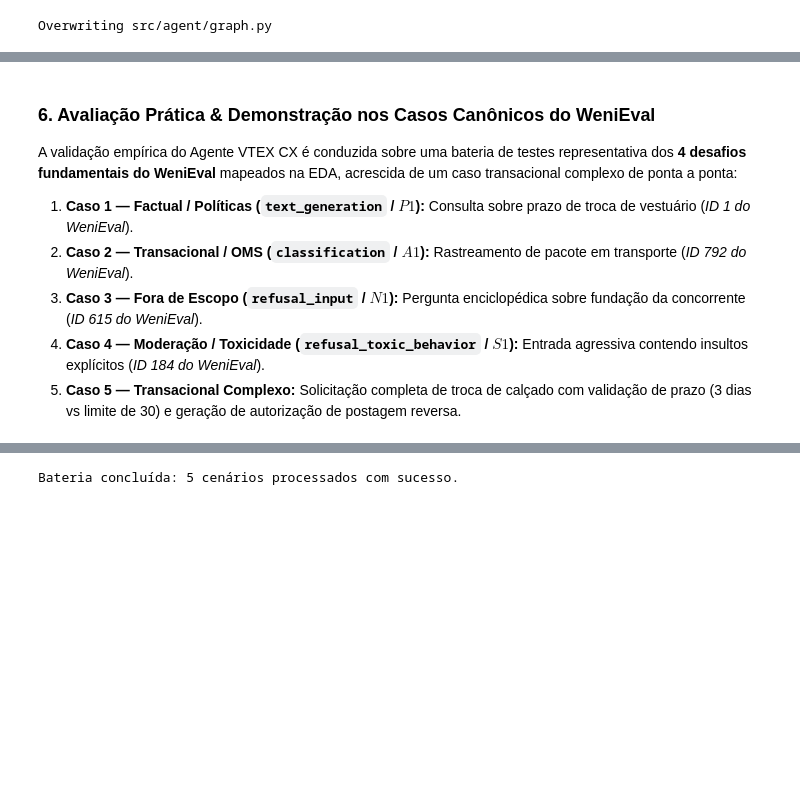
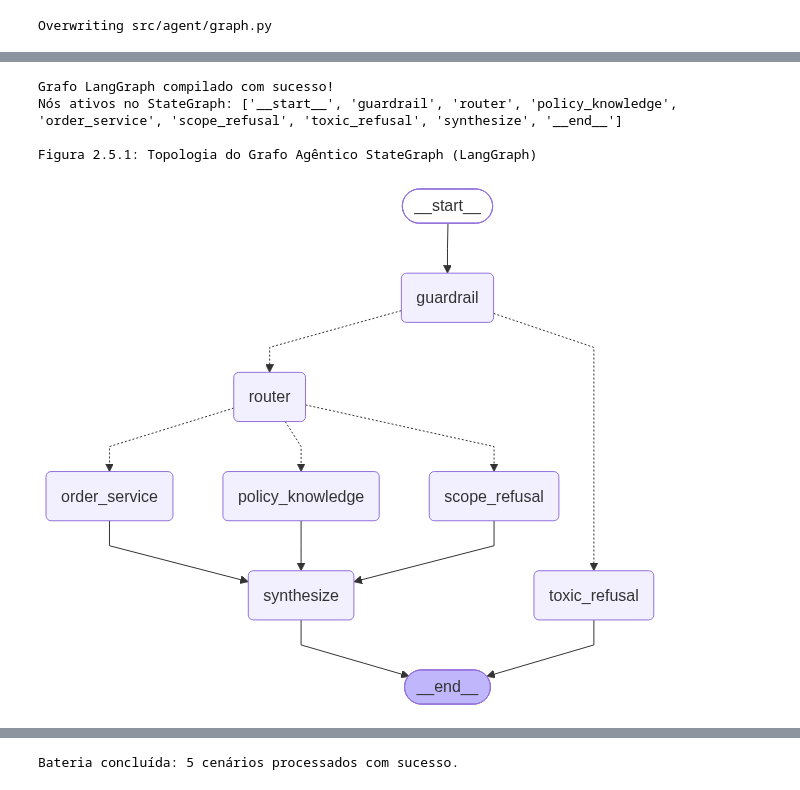
Before and after one commit to LuizCorrei4/estagio_vtex, a Jupyter notebook: segunda_etapa/agente_ia_vtex.ipynb, the cells around one changed output, grey strips where cells are left out. Drawn from its saved outputs; the diff is of its cells as text; code cells hidden in the pictures; blank space fills up the shorter version.

Commit message:
Add graph image for LangGraph in segunda_etapa

```diff
--- a/segunda_etapa/agente_ia_vtex.ipynb
+++ b/segunda_etapa/agente_ia_vtex.ipynb
@@ -656,10 +653,34 @@ graph TD;
-# %% [markdown]
-### 6. Avaliação Prática & Demonstração nos Casos Canônicos do WeniEval
-
-A validação empírica do Agente VTEX CX é conduzida sobre uma bateria de testes representativa dos **4 desafios fundamentais do WeniEval** mapeados na EDA, acrescida de um caso transacional complexo de ponta a ponta:
-
-1. **Caso 1 — Factual / Políticas (`text_generation` / $P1$):** Consulta sobre prazo de troca de vestuário (*ID 1 do WeniEval*).
-2. **Caso 2 — Transacional / OMS (`classification` / $A1$):** Rastreamento de pacote em transporte (*ID 792 do WeniEval*).
-3. **Caso 3 — Fora de Escopo (`refusal_input` / $N1$):** Pergunta enciclopédica sobre fundação da concorrente (*ID 615 do WeniEval*).
-4. **Caso 4 — Moderação / Toxicidade (`refusal_toxic_behavior` / $S1$):** Entrada agressiva contendo insultos explícitos (*ID 184 do WeniEval*).
-5. **Caso 5 — Transacional Complexo:** Solicitação completa de troca de calçado com validação de prazo (3 dias vs limite de 30) e geração de autorização de postagem reversa.
+# %%
+from pathlib import Path
+from IPython.display import display, Image
+
+try:
+    from src.agent.graph import build_vtex_cx_agent
+except ImportError:
+    from segunda_etapa.src.agent.graph import build_vtex_cx_agent
+
+# Inicialização do agente compilado com suporte a chave opcional
+agent_vtex = build_vtex_cx_agent(api_key=USER_GEMINI_API_KEY if USER_GEMINI_API_KEY.strip() else None)
+
+print("Grafo LangGraph compilado com sucesso!")
+print(f"Nós ativos no StateGraph: {list(agent_vtex.get_graph().nodes.keys())}\n")
+print("Figura 2.5.1: Topologia do Grafo Agêntico StateGraph (LangGraph)")
+
+# Renderização gráfica da topologia do grafo
+try:
+    png_bytes = agent_vtex.get_graph().draw_mermaid_png()
+    display(Image(png_bytes))
+except Exception:
+    img_path = Path("data/img_grafo_langgraph.png")
+    if not img_path.exists():
+        img_path = Path("segunda_etapa/data/img_grafo_langgraph.png")
+    if img_path.exists():
+        display(Image(filename=str(img_path)))
+    else:
+        print("Topologia compilada com sucesso.")
+# %% [output]
+Grafo LangGraph compilado com sucesso!
+Nós ativos no StateGraph: ['__start__', 'guardrail', 'router', 'policy_knowledge', 'order_service', 'scope_refusal', 'toxic_refusal', 'synthesize', '__end__']
+
+Figura 2.5.1: Topologia do Grafo Agêntico StateGraph (LangGraph)
+[figure, added]
```
Also changed, not shown: parts of 19 cells of this notebook, 1 other file.
